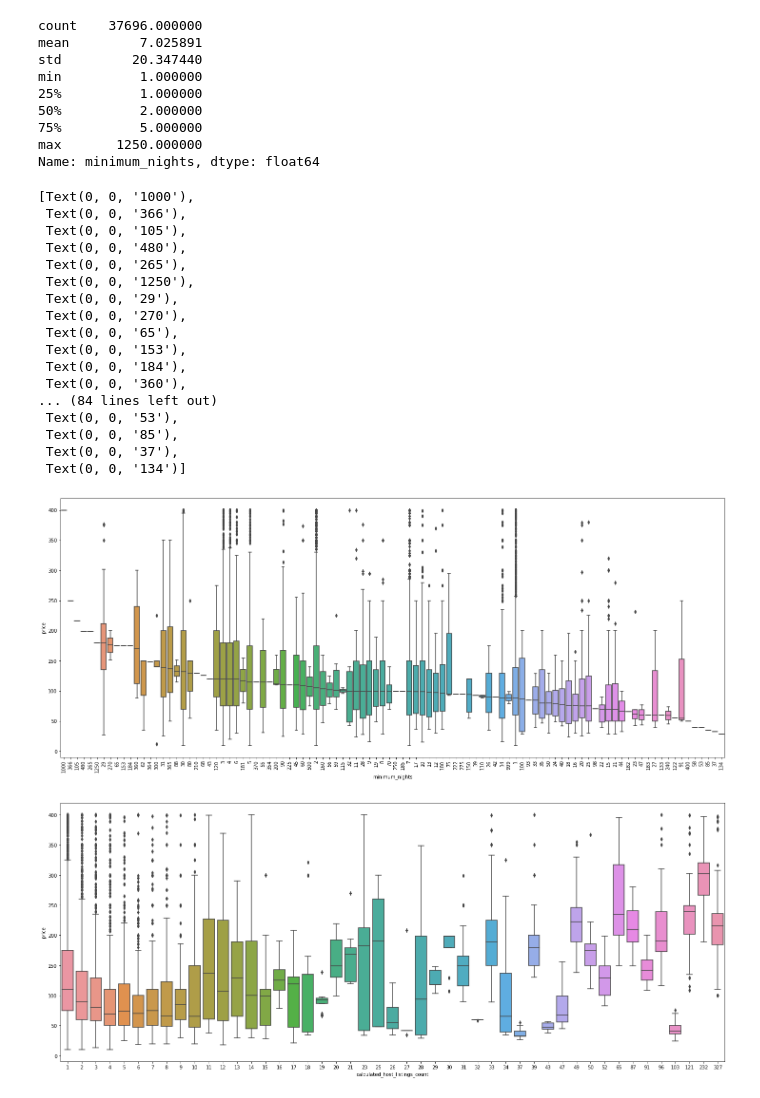
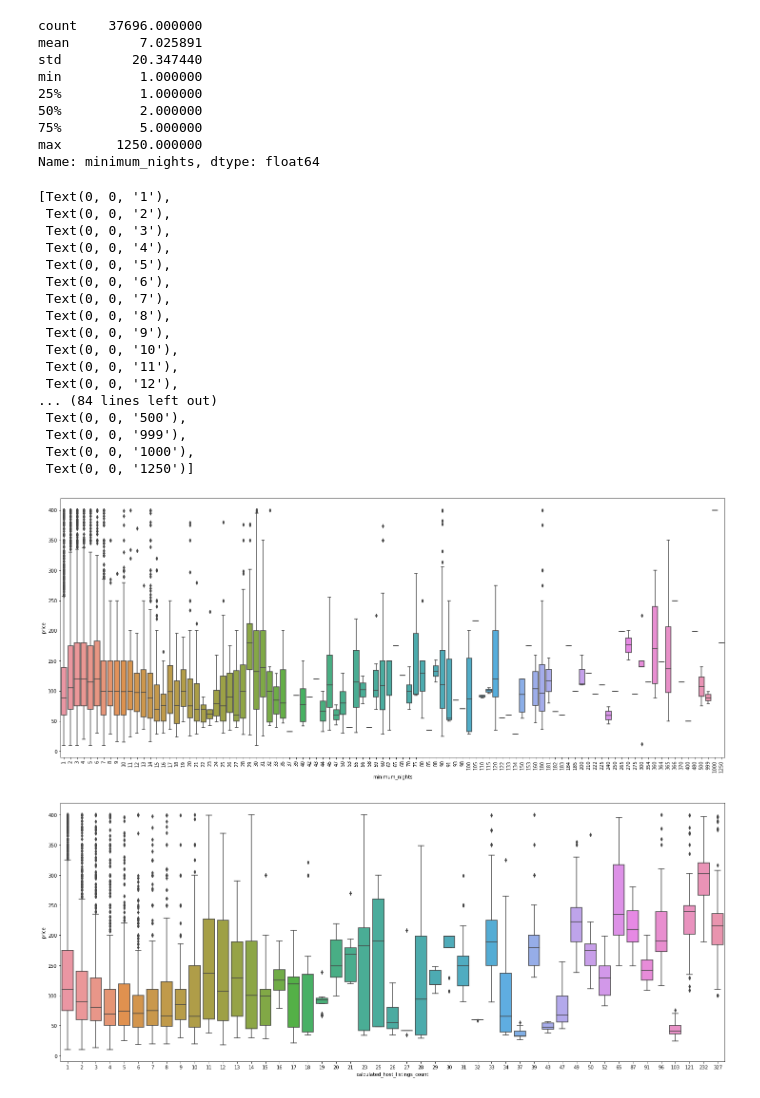
Before and after one commit to szacharias/Analysis-of-Airbnb, a Jupyter notebook: EDA_NewPrice.ipynb, the cells around one changed output. Drawn from its saved outputs; the diff is of its cells as text; code cells hidden in the pictures.

```diff
--- a/EDA_NewPrice.ipynb
+++ b/EDA_NewPrice.ipynb
@@ -24,0 +29,3 @@ memory usage: 1.7+ MB
+# %%
+train = train.drop(['reviews_per_month'], axis=1)
+test = test.drop(['reviews_per_month'], axis=1)
@@ -25,17 +44,34 @@ memory usage: 1.7+ MB
+# %%
+def map_availability(x):
+    if x.availability_365 <= 50:
+        return 0
+    elif x.availability_365 <= 100:
+        return 1
+    elif x.availability_365 <= 150:
+        return 2
+    elif x.availability_365 <= 200:
+        return 3
+    elif x.availability_365 <= 250:
+        return 4
+    elif x.availability_365 <= 300:
+        return 5
+    else:
+        return 6
+train['maped_availability'] = train.apply(map_availability, axis=1)
 # %%
 def map_neighbourhood(x):
     if x.price <= 50:
+        return 0
+    elif x.price <= 100:
         return 1
-    elif x.price <= 100:
+    elif x.price <= 150:
         return 2
-    elif x.price <= 150:
+    elif x.price <= 200:
         return 3
-    elif x.price <= 200:
+    elif x.price <= 250:
         return 4
-    elif x.price <= 250:
+    elif x.price <= 300:
         return 5
-    elif x.price <= 300:
+    else:
         return 6
-    else:
-        return 7
 train['maped_loc'] = train.apply(map_neighbourhood, axis=1)
@@ -54,8 +101,8 @@ g = sns.boxplot(x='room_type', y='price', data=train)
 # %% [output]
 [figure]
 # %%
-train['maped_room_type'] = train['room_type'].map({'Entire home/apt':1, 'Private room':2, 'Shared room':2})
-test['maped_room_type'] = test['room_type'].map({'Entire home/apt':1, 'Private room':2, 'Shared room':2})
+train['maped_room_type'] = train['room_type'].map({'Entire home/apt':0, 'Private room':1, 'Shared room':1})
+test['maped_room_type'] = test['room_type'].map({'Entire home/apt':0, 'Private room':1, 'Shared room':1})
 # %%
 train['minimum_nights'].describe()
 # %% [output]
@@ -70,28 +117,28 @@ max       1250.000000
 Name: minimum_nights, dtype: float64
 # %%
 plt.figure(figsize=(25, 10))
-my_order = train.groupby(by=["minimum_nights"])["price"].median().sort_values(ascending = False).index
-g = sns.boxplot(x=train['minimum_nights'], y=train['price'], order=my_order)
+# my_order = train.groupby(by=["minimum_nights"])["price"].median().sort_values(ascending = False).index
+g = sns.boxplot(x=train['minimum_nights'], y=train['price'])
 g.set_xticklabels(g.get_xticklabels(), rotation=90)
 # %% [output]
-[Text(0, 0, '1000'),
- Text(0, 0, '366'),
- Text(0, 0, '105'),
- Text(0, 0, '480'),
- Text(0, 0, '265'),
- Text(0, 0, '1250'),
- Text(0, 0, '29'),
- Text(0, 0, '270'),
- Text(0, 0, '65'),
- Text(0, 0, '153'),
- Text(0, 0, '184'),
- Text(0, 0, '360'),
+[Text(0, 0, '1'),
+ Text(0, 0, '2'),
+ Text(0, 0, '3'),
+ Text(0, 0, '4'),
+ Text(0, 0, '5'),
+ Text(0, 0, '6'),
+ Text(0, 0, '7'),
+ Text(0, 0, '8'),
+ Text(0, 0, '9'),
+ Text(0, 0, '10'),
+ Text(0, 0, '11'),
+ Text(0, 0, '12'),
 ... (84 lines left out)
- Text(0, 0, '53'),
- Text(0, 0, '85'),
- Text(0, 0, '37'),
- Text(0, 0, '134')]
+ Text(0, 0, '500'),
+ Text(0, 0, '999'),
+ Text(0, 0, '1000'),
+ Text(0, 0, '1250')]
-[figure, old version]
+[figure, new version]
 # %%
 plt.figure(figsize=(25, 10))
 g = sns.boxplot(x='calculated_host_listings_count', y='price', data=train)
```
Also changed, not shown: parts of 18 cells of this notebook, 1 other file.
